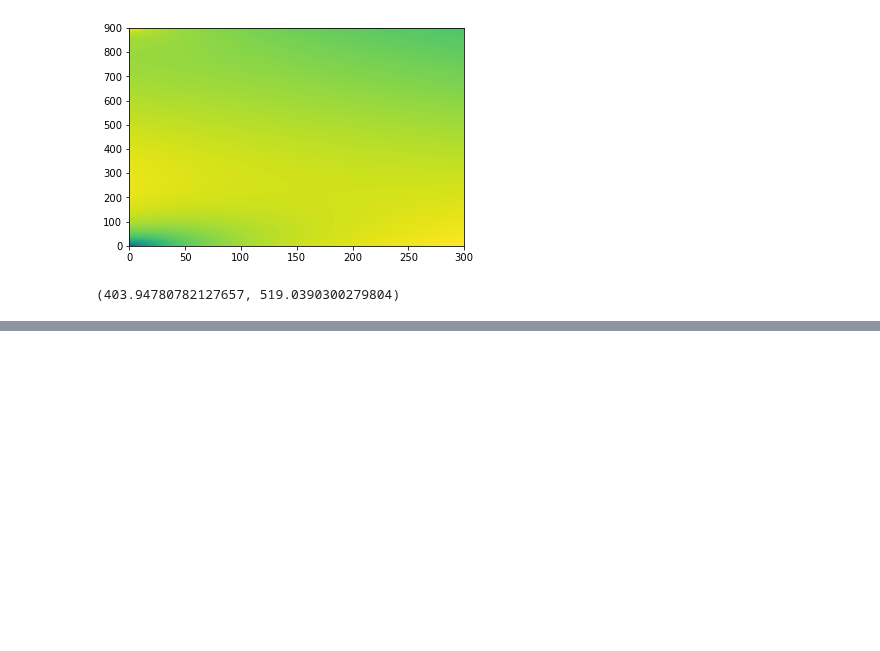
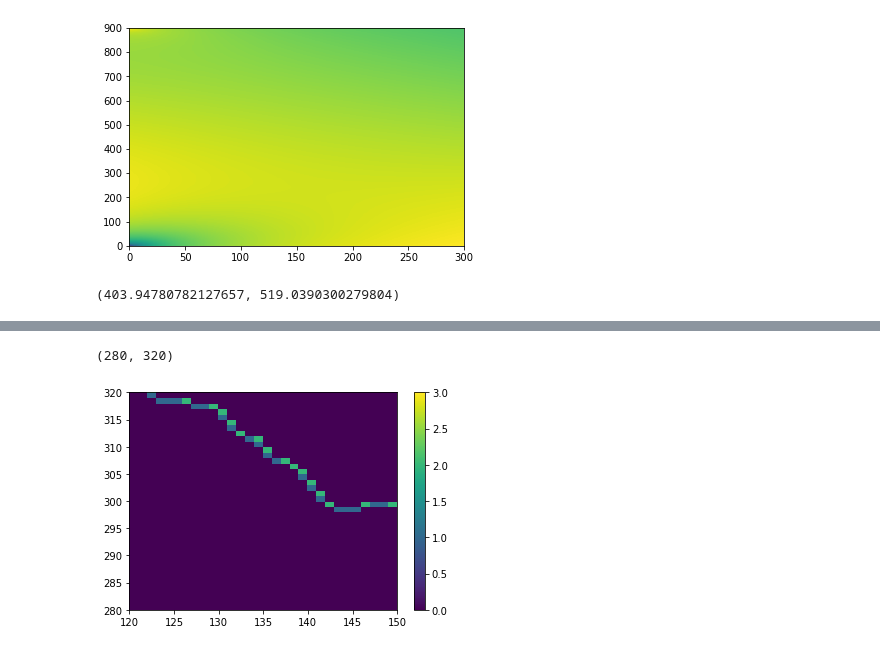
Before and after one commit to SalishSeaCast/analysis-elise-2, a Jupyter notebook: notebooks/modelEqs/horizontalMesh.ipynb, the cells around one changed output, grey strips where cells are left out. Saved outputs shown, nothing was run; the diff lists cells and outputs as text; code cells hidden in the pictures; blank space fills up the shorter version.

```diff
--- a/notebooks/modelEqs/horizontalMesh.ipynb
+++ b/notebooks/modelEqs/horizontalMesh.ipynb
@@ -40,0 +58,9 @@ np.min(np.ma.masked_where(tmask==0,e1t*e2t)),np.max(np.ma.masked_where(tmask==0,
+# %%
+plt.pcolormesh((2*tmask[17,1:-1,1:-1]-tmask[17,2:,1:-1]-tmask[17,0:-2,1:-1])*tmask[17,1:-1,1:-1]\
+              +(2*tmask[17,1:-1,1:-1]-tmask[17,1:-1,2:]-tmask[17,1:-1,0:-2])*tmask[17,1:-1,1:-1])
+plt.colorbar()
+plt.xlim(120,150)
+plt.ylim(280,320)
+# %% [output]
+(280, 320)
+[figure, added]
```
Also changed, not shown: parts of 5 cells of this notebook, 39 other files.
